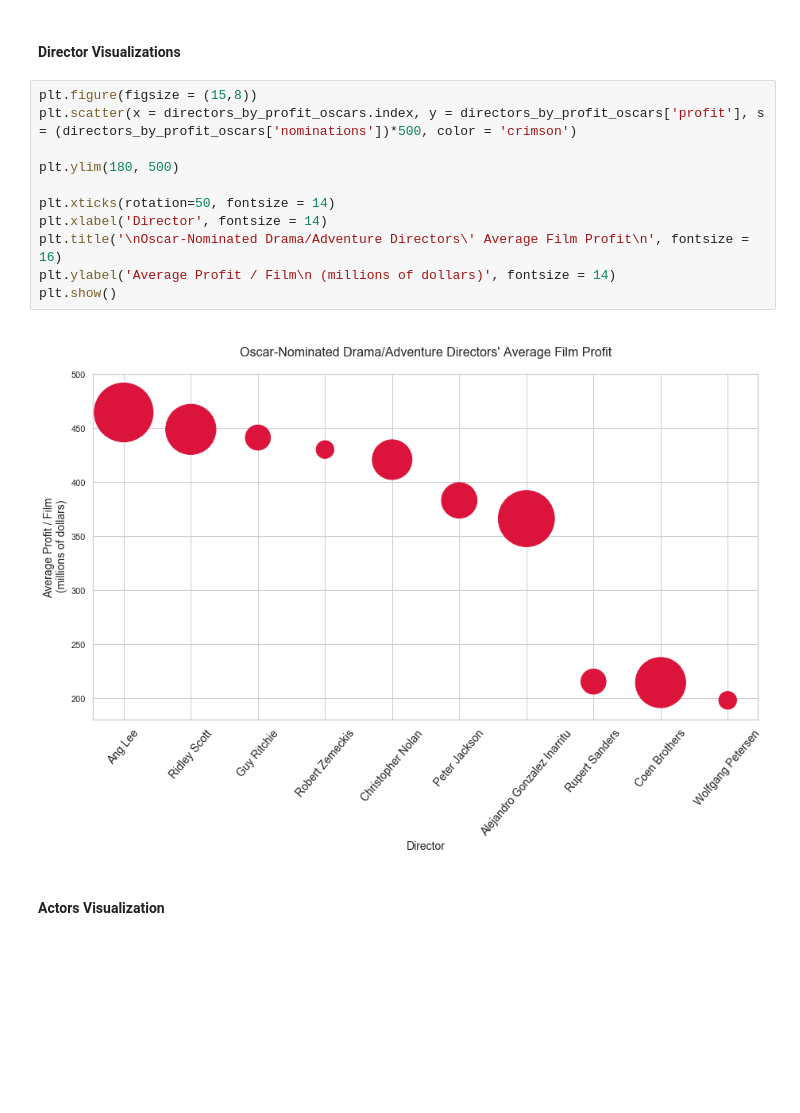
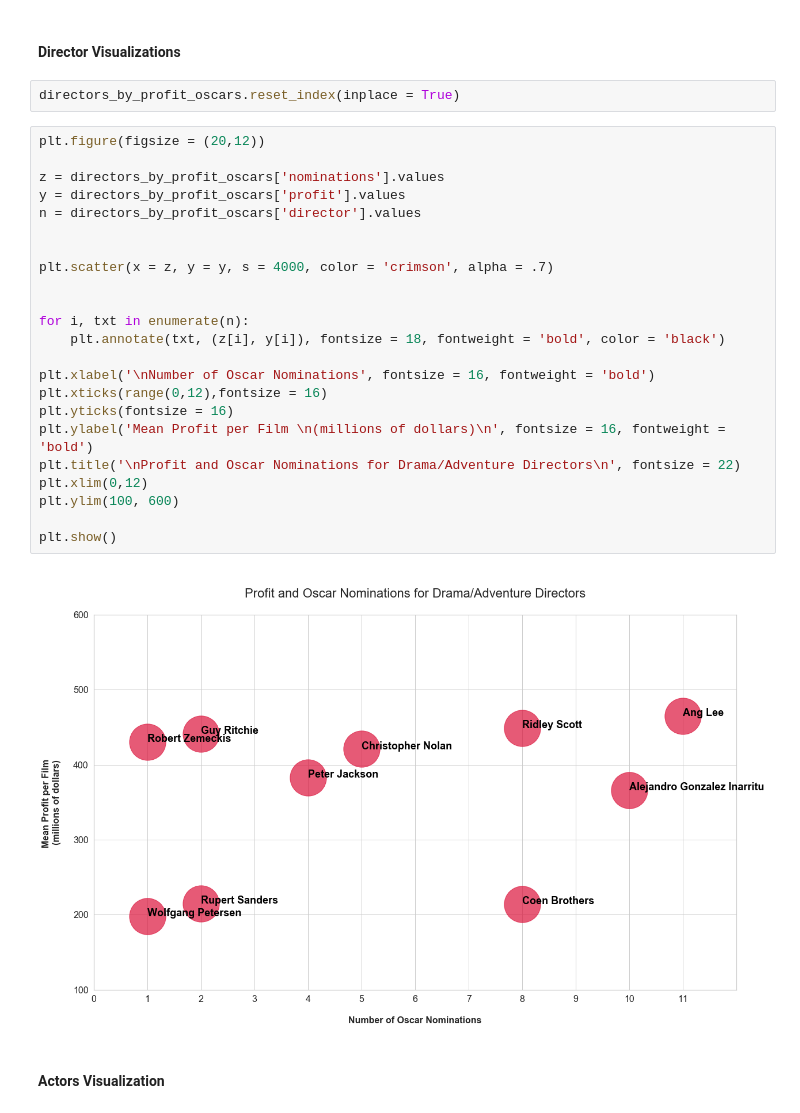
Before and after one commit to Seb-Bas/module_one_project, a Jupyter notebook: technical_nb.ipynb, the cells around one changed output. Saved outputs shown, nothing was run; the diff lists cells and outputs as text; blank space fills up the shorter version.

```diff
--- a/technical_nb.ipynb
+++ b/technical_nb.ipynb
@@ -217,19 +210,33 @@ plt.show()
 [figure]
 # %% [markdown]
 #### Director Visualizations
-# %%
-plt.figure(figsize = (15,8))
-plt.scatter(x = directors_by_profit_oscars.index, y = directors_by_profit_oscars['profit'], s = (directors_by_profit_oscars['nominations'])*500, color = 'crimson')
-
-plt.ylim(180, 500)
-
-plt.xticks(rotation=50, fontsize = 14)
-plt.xlabel('Director', fontsize = 14)
-plt.title('\nOscar-Nominated Drama/Adventure Directors\' Average Film Profit\n', fontsize = 16)
-plt.ylabel('Average Profit / Film\n (millions of dollars)', fontsize = 14)
-plt.show()
-# %% [output]
-[figure, removed]
+# %%
+directors_by_profit_oscars.reset_index(inplace = True)
+# %%
+plt.figure(figsize = (20,12))
+
+z = directors_by_profit_oscars['nominations'].values
+y = directors_by_profit_oscars['profit'].values
+n = directors_by_profit_oscars['director'].values
+
+
+plt.scatter(x = z, y = y, s = 4000, color = 'crimson', alpha = .7)
+
+
+for i, txt in enumerate(n):
+    plt.annotate(txt, (z[i], y[i]), fontsize = 18, fontweight = 'bold', color = 'black')
+
+plt.xlabel('\nNumber of Oscar Nominations', fontsize = 16, fontweight = 'bold')
+plt.xticks(range(0,12),fontsize = 16)
+plt.yticks(fontsize = 16)
+plt.ylabel('Mean Profit per Film \n(millions of dollars)\n', fontsize = 16, fontweight = 'bold')
+plt.title('\nProfit and Oscar Nominations for Drama/Adventure Directors\n', fontsize = 22)
+plt.xlim(0,12)
+plt.ylim(100, 600)
+
+plt.show()
+# %% [output]
+[figure, added]
 # %% [markdown]
 #### Actors Visualization
 # %%
```
Also changed, not shown: parts of 11 cells of this notebook, 2 other files.
